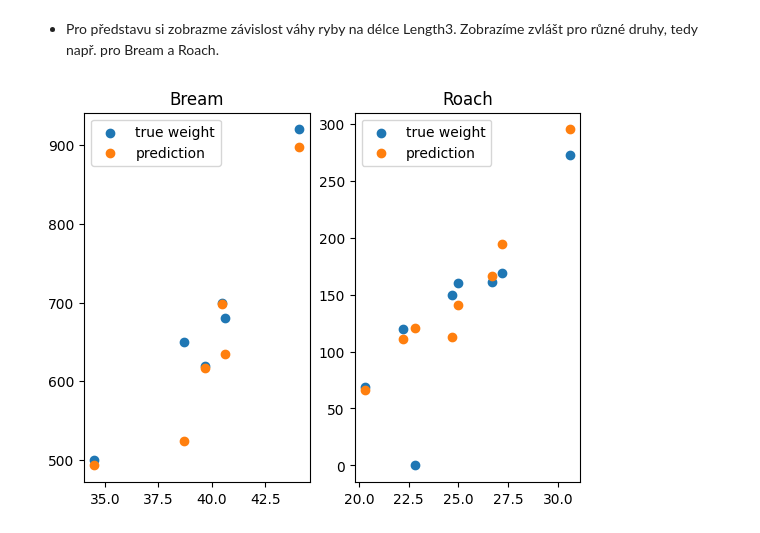
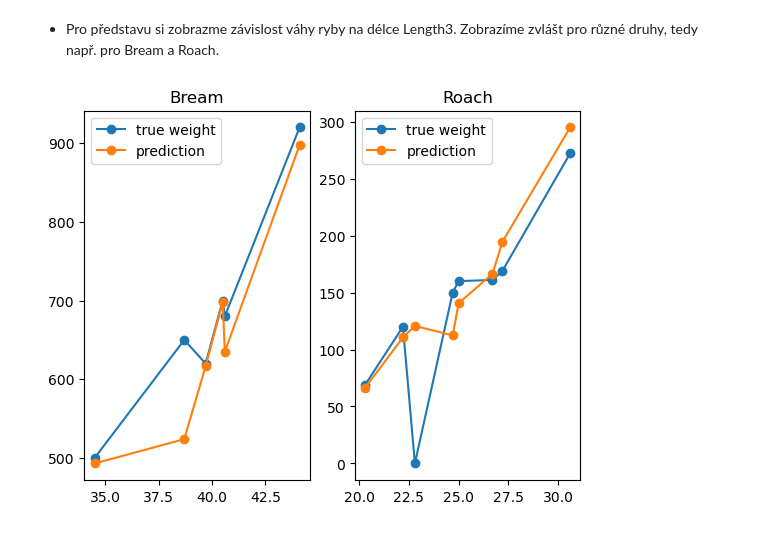
Before and after one commit to PyDataCZ/pyladies-kurz, a Jupyter notebook: lessons/pydata/homework_revisited/index.ipynb, the cells around one changed output. Drawn from its saved outputs; the diff is of its cells as text; code cells hidden in the pictures.

Commit message:
visualization fixed transformation changed

```diff
--- a/lessons/pydata/homework_revisited/index.ipynb
+++ b/lessons/pydata/homework_revisited/index.ipynb
@@ -77,0 +50,15 @@ X_train_onehot
+# %%
+from sklearn.preprocessing import OneHotEncoder
+from sklearn.compose import make_column_transformer
+
+categorical_columns = ["Species"]
+
+transformer = make_column_transformer(
+    (OneHotEncoder(sparse_output=False), ["Species"]),
+    remainder="passthrough"
+)
+
+X_train_onehot = transformer.fit_transform(X_train_raw)
+X_test_onehot = transformer.transform(X_test_raw)
+
+pd.DataFrame(X_train_onehot, columns=transformer.get_feature_names_out())
@@ -195,8 +196,8 @@ test_data.pop("ID")
 y_real_test = test_data.pop("Weight")
 X_real_test = test_data
 
-X_real_test = transform_species(X_real_test)
-X_real_test_scaled = scaler.transform(X_real_test)
+X_real_test_transformed = transformer.transform(X_real_test)
+X_real_test_scaled = scaler.transform(X_real_test_transformed)
 # %%
 y_pred_test = best_model.predict(X_real_test_scaled)
 
@@ -231,30 +234,41 @@ for weight, predicted_weight in zip(y_real_test, y_pred_test):
 # %% [markdown]
 + Pro představu si zobrazme závislost váhy ryby na délce Length3. Zobrazíme zvlášt pro různé druhy, tedy např. pro Bream a Roach.
 # %%
-is_bream = X_real_test["Species_Bream"] == 1
+is_bream = X_real_test["Species"] == "Bream"
 bream = X_real_test[is_bream]["Length3"]
 
 bream_weights = y_real_test[is_bream]
 predicted_bream_weights = best_model.predict(X_real_test_scaled[is_bream])
 
-is_roach = X_real_test["Species_Roach"] == 1
+is_roach = X_real_test["Species"] == "Roach"
 roach = X_real_test[is_roach]["Length3"]
 roach_weights = y_real_test[is_roach]
 predicted_roach_weights = best_model.predict(X_real_test_scaled[is_roach])
+# %%
+result_bream = pd.DataFrame()
+result_bream["length"] = bream
+result_bream["weight"] = bream_weights
+result_bream["predicted"] = predicted_bream_weights
+result_bream = result_bream.sort_values("length")
+
+result_roach = pd.DataFrame()
+result_roach["length"] = roach
+result_roach["weight"] = roach_weights
+result_roach["predicted"] = predicted_roach_weights
+result_roach = result_roach.sort_values("length")
 # %%
 import matplotlib.pyplot as plt
-%matplotlib inline
 
 fig, ax = plt.subplots(1, 2)
 
-ax[0].scatter(bream, bream_weights, label="true weight");
-ax[0].scatter(bream, predicted_bream_weights, label="prediction");
+ax[0].plot(result_bream["length"], result_bream["weight"], label="true weight", marker="o");
+ax[0].plot(result_bream["length"], result_bream["predicted"], label="prediction", marker="o");
 ax[0].legend()
 ax[0].set_title("Bream")
 
-ax[1].scatter(roach, roach_weights, label="true weight");
-ax[1].scatter(roach, predicted_roach_weights, label="prediction");
+ax[1].plot(result_roach["length"], result_roach["weight"], label="true weight", marker="o");
+ax[1].plot(result_roach["length"], result_roach["predicted"], label="prediction", marker="o");
 ax[1].legend()
 ax[1].set_title("Roach");
 # %% [output]
-[figure, old version]
+[figure, new version]
```
Also changed, not shown: parts of 5 cells of this notebook.
